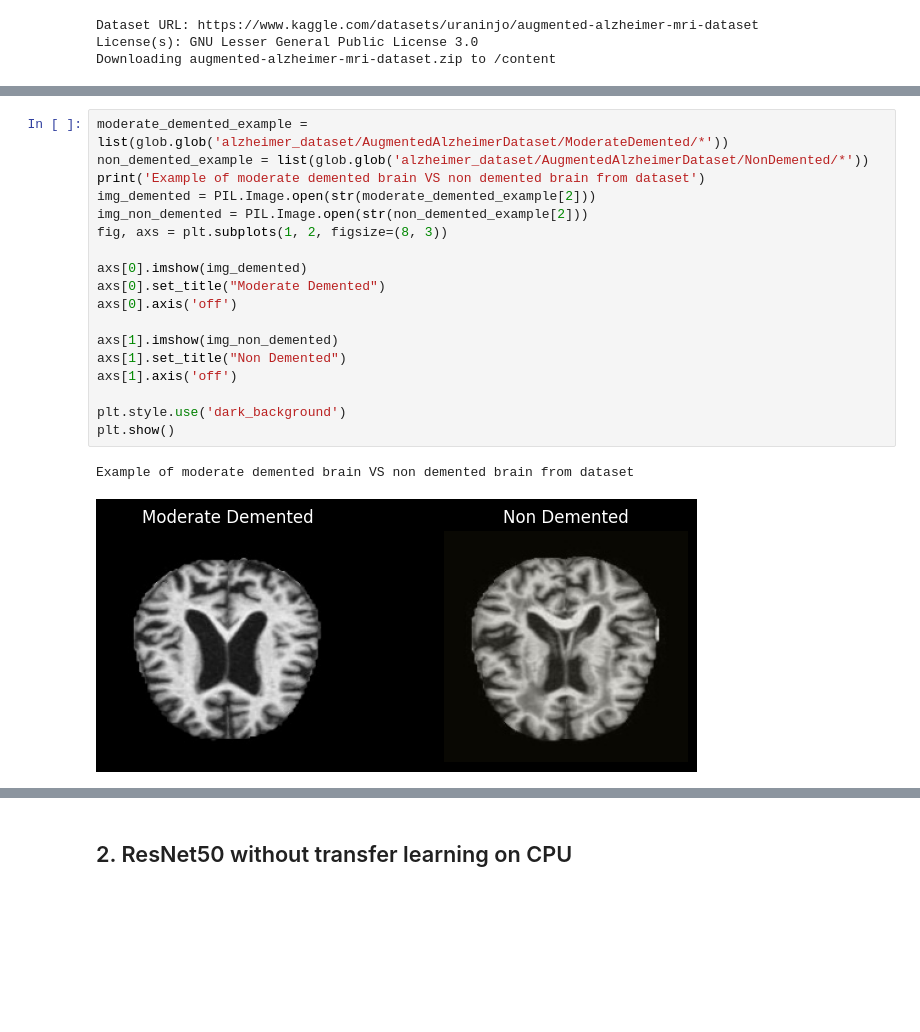
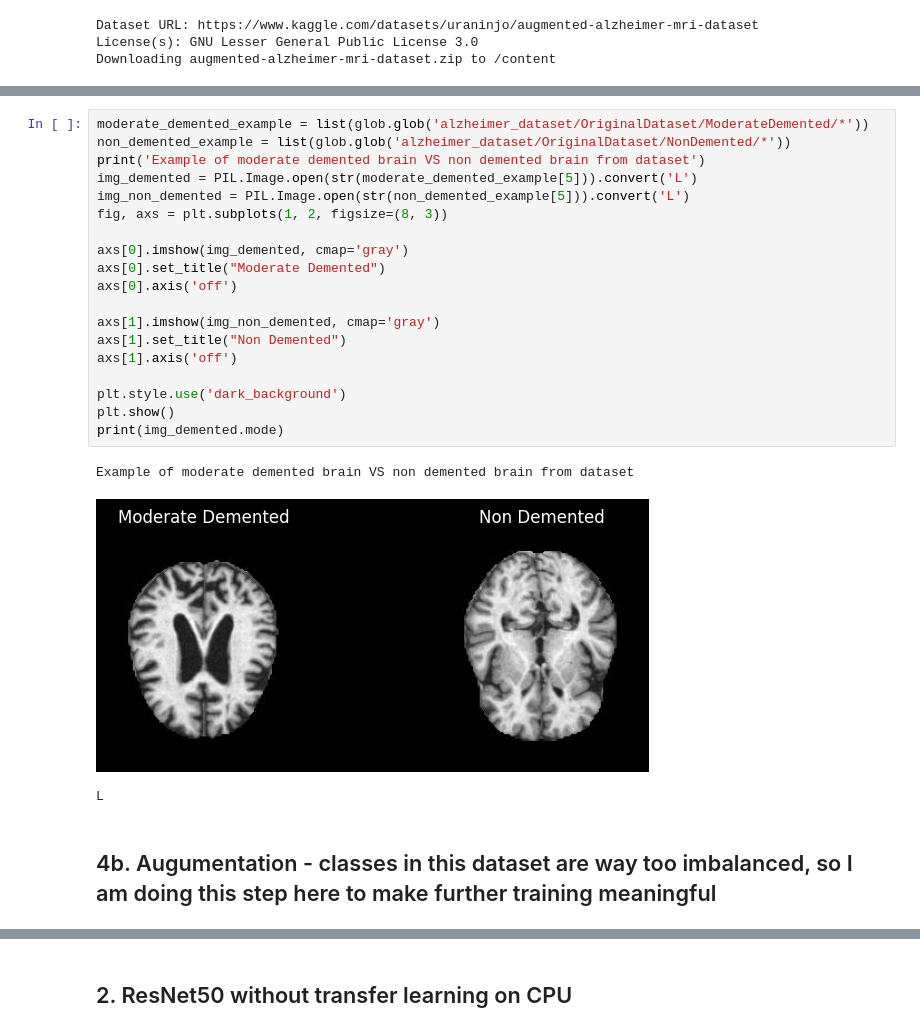
Before and after one commit to werixx1/CNN-Alzheimer-MRI-Classification, a Jupyter notebook: notebooks/AlzheimerDetectionModel.ipynb, the cells around one changed output, grey strips where cells are left out. Drawn from its saved outputs; the diff is of its cells as text; blank space fills up the shorter version.

```diff
--- a/notebooks/AlzheimerDetectionModel.ipynb
+++ b/notebooks/AlzheimerDetectionModel.ipynb
@@ -124,21 +124,25 @@ plt.show()
 # %%
-moderate_demented_example = list(glob.glob('alzheimer_dataset/AugmentedAlzheimerDataset/ModerateDemented/*'))
-non_demented_example = list(glob.glob('alzheimer_dataset/AugmentedAlzheimerDataset/NonDemented/*'))
+moderate_demented_example = list(glob.glob('alzheimer_dataset/OriginalDataset/ModerateDemented/*'))
+non_demented_example = list(glob.glob('alzheimer_dataset/OriginalDataset/NonDemented/*'))
 print('Example of moderate demented brain VS non demented brain from dataset')
-img_demented = PIL.Image.open(str(moderate_demented_example[2]))
-img_non_demented = PIL.Image.open(str(non_demented_example[2]))
+img_demented = PIL.Image.open(str(moderate_demented_example[5])).convert('L')
+img_non_demented = PIL.Image.open(str(non_demented_example[5])).convert('L')
 fig, axs = plt.subplots(1, 2, figsize=(8, 3))
 
-axs[0].imshow(img_demented)
+axs[0].imshow(img_demented, cmap='gray')
 axs[0].set_title("Moderate Demented")
 axs[0].axis('off')
 
-axs[1].imshow(img_non_demented)
+axs[1].imshow(img_non_demented, cmap='gray')
 axs[1].set_title("Non Demented")
 axs[1].axis('off')
 
 plt.style.use('dark_background')
 plt.show()
+print(img_demented.mode)
 # %% [output]
 Example of moderate demented brain VS non demented brain from dataset
-[figure, old version]
+[figure, new version]
+L
+# %% [markdown]
+## 4b. Augumentation - classes in this dataset are way too imbalanced, so I am doing this step here to make further training meaningful
```
Also changed, not shown: parts of 19 cells of this notebook.
